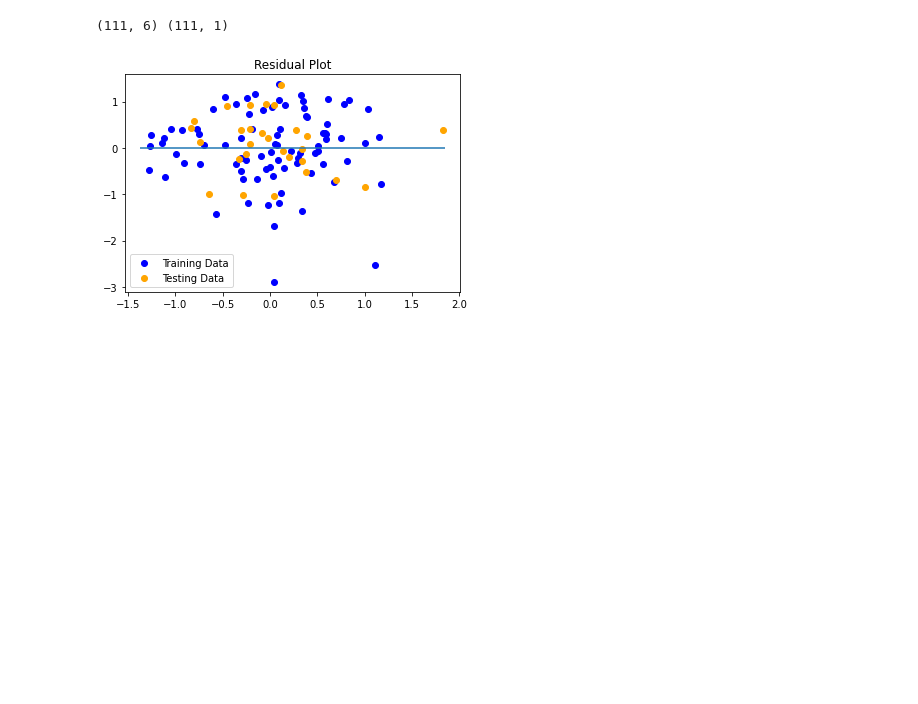
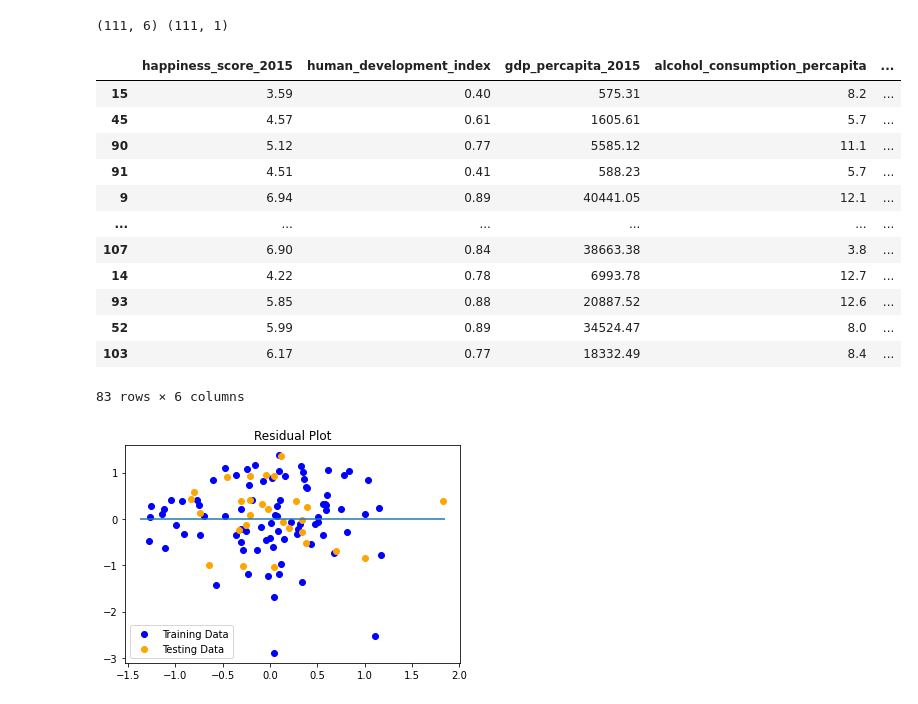
Before and after one commit to lake-walker/suicide_rate_analysis, a Jupyter notebook: model_building.ipynb, the cells around one changed output. Cells and saved outputs as stored; diff of their text form; code cells hidden in the pictures; blank space fills up the shorter version.

```diff
--- a/model_building.ipynb
+++ b/model_building.ipynb
@@ -21,6 +21,22 @@ print(X.shape,y.shape)
 from sklearn.model_selection import train_test_split
 
 X_train, X_test, y_train, y_test = train_test_split(X, y, random_state=42)
+# %%
+X_train
+# %% [output]
+|  | happiness_score_2015 | human_development_index | gdp_percapita_2015 | alcohol_consumption_percapita | ... |
+| 15 | 3.59 | 0.40 | 575.31 | 8.2 | ... |
+| 45 | 4.57 | 0.61 | 1605.61 | 5.7 | ... |
+| 90 | 5.12 | 0.77 | 5585.12 | 11.1 | ... |
+| 91 | 4.51 | 0.41 | 588.23 | 5.7 | ... |
+| 9 | 6.94 | 0.89 | 40441.05 | 12.1 | ... |
+| ... | ... | ... | ... | ... | ... |
+| 107 | 6.90 | 0.84 | 38663.38 | 3.8 | ... |
+| 14 | 4.22 | 0.78 | 6993.78 | 12.7 | ... |
+| 93 | 5.85 | 0.88 | 20887.52 | 12.6 | ... |
+| 52 | 5.99 | 0.89 | 34524.47 | 8.0 | ... |
+| 103 | 6.17 | 0.77 | 18332.49 | 8.4 | ... |
+83 rows × 6 columns
 # %%
 # scale the data for better processing with standardscaler
 from sklearn.preprocessing import StandardScaler
```
Also changed, not shown: parts of 4 cells of this notebook, 1 other file.
